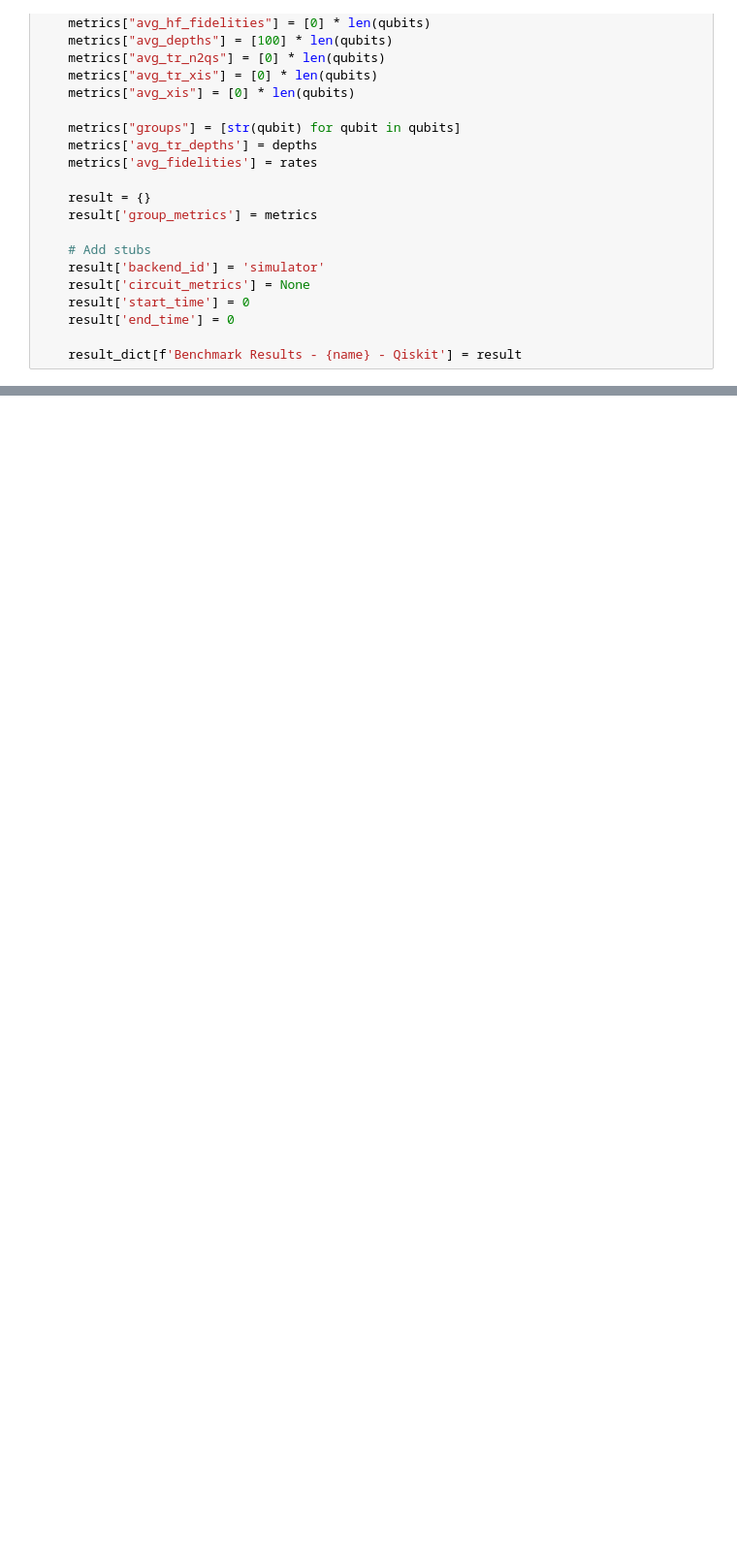
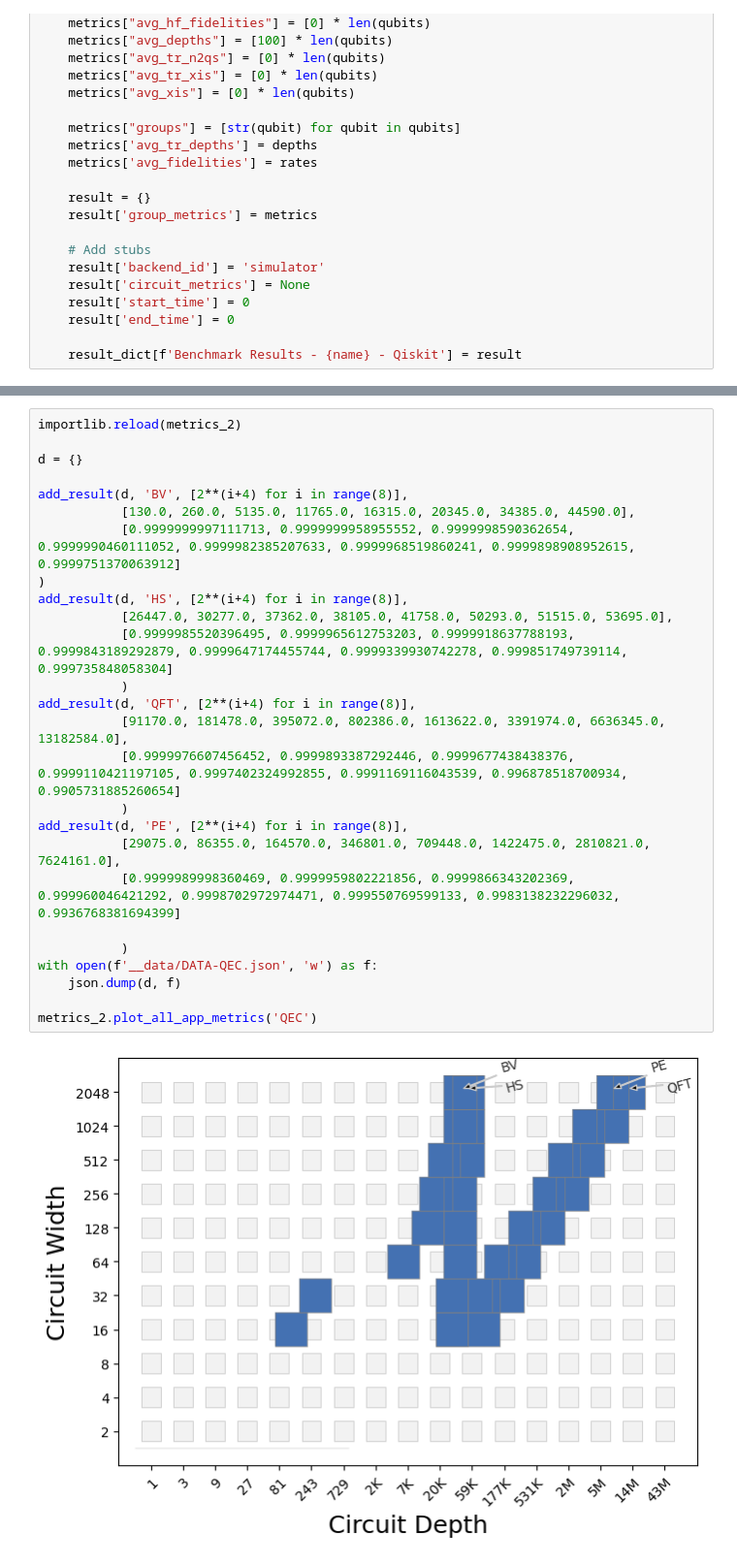
Before and after one commit to ijshj10/QC-App-Oriented-Benchmarks, a Jupyter notebook: plot.ipynb, the cells around one changed output, grey strips where cells are left out. Shown: that part at 97% size. Saved outputs shown, nothing was run; the diff lists cells and outputs as text; blank space fills up the shorter version.

```diff
--- a/plot.ipynb
+++ b/plot.ipynb
@@ -87,0 +71,28 @@ metrics.plot_all_app_metrics('QEC')
+# %%
+importlib.reload(metrics_2)
+
+d = {}
+
+add_result(d, 'BV', [2**(i+4) for i in range(8)],
+           [130.0, 260.0, 5135.0, 11765.0, 16315.0, 20345.0, 34385.0, 44590.0],
+           [0.9999999997111713, 0.9999999958955552, 0.9999998590362654, 0.9999990460111052, 0.9999982385207633, 0.9999968519860241, 0.9999898908952615, 0.9999751370063912]
+)
+add_result(d, 'HS', [2**(i+4) for i in range(8)],
+           [26447.0, 30277.0, 37362.0, 38105.0, 41758.0, 50293.0, 51515.0, 53695.0],
+           [0.9999985520396495, 0.9999965612753203, 0.9999918637788193, 0.9999843189292879, 0.9999647174455744, 0.9999339930742278, 0.999851749739114, 0.999735848058304]
+           )
+add_result(d, 'QFT', [2**(i+4) for i in range(8)],
+           [91170.0, 181478.0, 395072.0, 802386.0, 1613622.0, 3391974.0, 6636345.0, 13182584.0],
+           [0.9999976607456452, 0.9999893387292446, 0.9999677438438376, 0.9999110421197105, 0.9997402324992855, 0.9991169116043539, 0.996878518700934, 0.9905731885260654]
+           )
+add_result(d, 'PE', [2**(i+4) for i in range(8)],
+           [29075.0, 86355.0, 164570.0, 346801.0, 709448.0, 1422475.0, 2810821.0, 7624161.0],
+           [0.9999989998360469, 0.9999959802221856, 0.9999866343202369, 0.999960046421292, 0.9998702972974471, 0.999550769599133, 0.9983138232296032, 0.9936768381694399]
+
+           )
+with open(f'__data/DATA-QEC.json', 'w') as f:
+    json.dump(d, f)
+
+metrics_2.plot_all_app_metrics('QEC')
+# %% [output]
+[figure, added]
```
Also changed, not shown: parts of 6 cells of this notebook, 3 other files.
